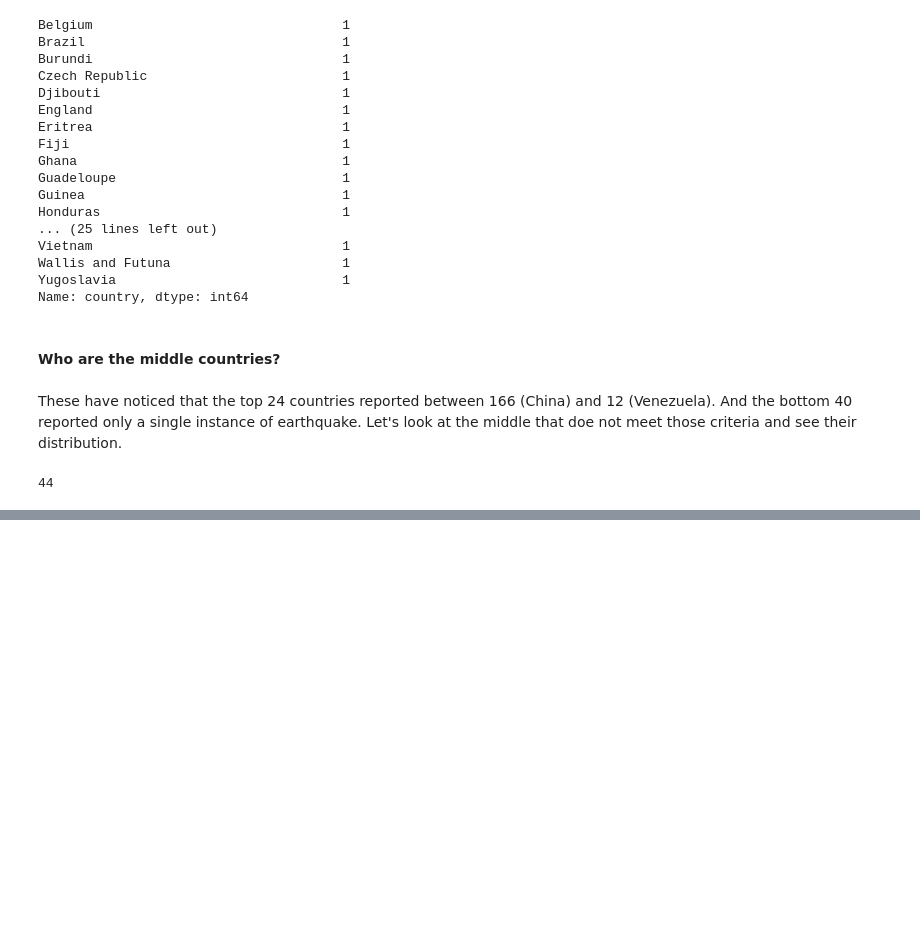
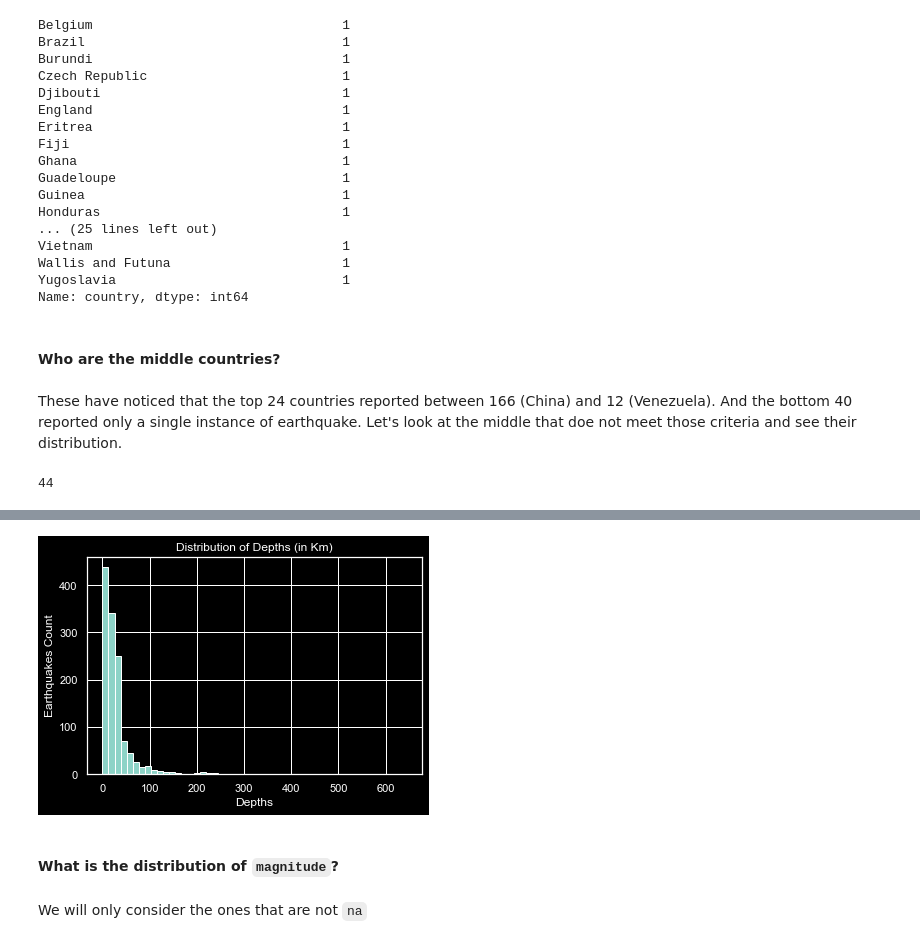
Before and after one commit to nss-data-science-cohort-4/dq3-earthquakes-amdquake, a Jupyter notebook: notebook/mr-part-1-analysis.ipynb, the cells around one changed output, grey strips where cells are left out. Saved outputs shown, nothing was run; the diff lists cells and outputs as text; code cells hidden in the pictures; blank space fills up the shorter version.

```diff
--- a/notebook/mr-part-1-analysis.ipynb
+++ b/notebook/mr-part-1-analysis.ipynb
@@ -290,0 +414,13 @@ plt.ylabel("Count");
+# %%
+depth_data = world_earthquakes[~world_earthquakes["depth"].isna()]['depth']
+# sns.distplot(depth_data)
+plt.hist(depth_data, bins=50)
+plt.title("Distribution of Depths (in Km)")
+plt.xlabel("Depths")
+plt.ylabel("Earthquakes Count");
+# %% [output]
+[figure, added]
+# %% [markdown]
+#### What is the distribution of `magnitude`?
+# %% [markdown]
+We will only consider the ones that are not `na`
```
Also changed, not shown: parts of 36 cells of this notebook.
